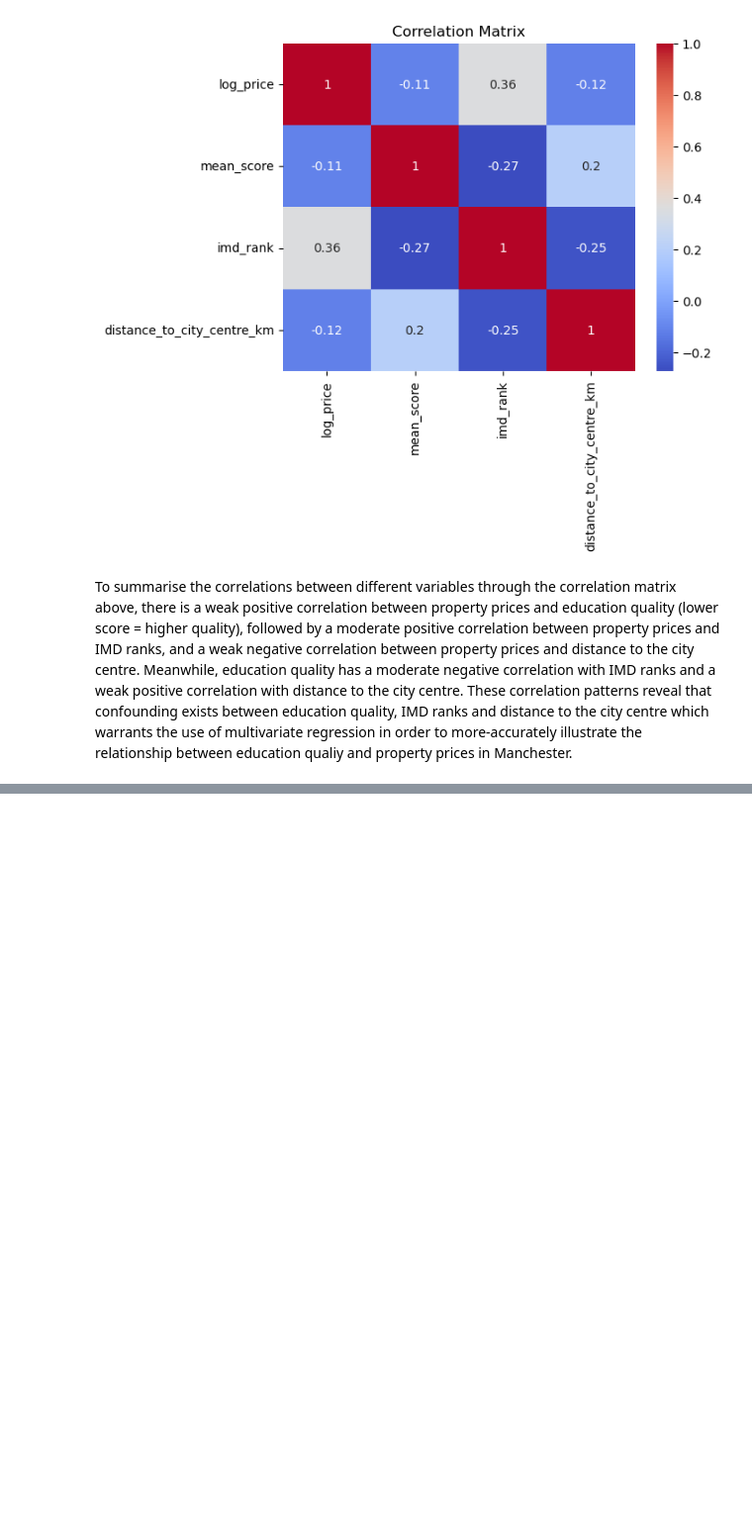
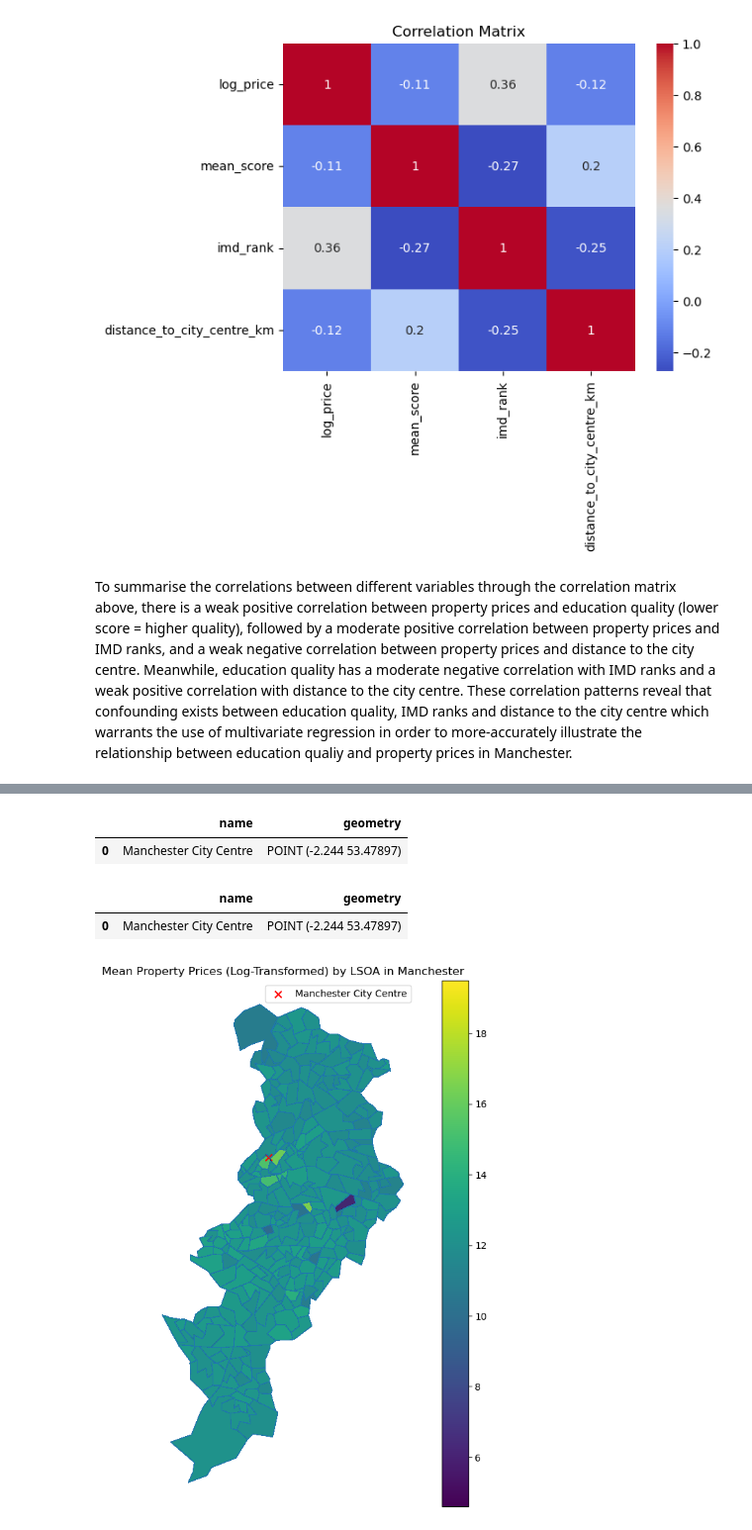
Before and after one commit to jonathanskuy/manchester-property-vs-education, a Jupyter notebook: notebooks/manchester_property_vs_education.ipynb, the cells around one changed output, grey strips where cells are left out. Shown at 99% size. Cells and saved outputs as stored; diff of their text form; code cells hidden in the pictures; blank space fills up the shorter version.

Commit message:
Completing Spatial Visualisations

```diff
--- a/notebooks/manchester_property_vs_education.ipynb
+++ b/notebooks/manchester_property_vs_education.ipynb
@@ -1194,3 +1231,9 @@ plt.show()
 [figure]
 # %% [markdown]
 To summarise the correlations between different variables through the correlation matrix above, there is a weak positive correlation between property prices and education quality (lower score = higher quality), followed by a moderate positive correlation between property prices and IMD ranks, and a weak negative correlation between property prices and distance to the city centre. Meanwhile, education quality has a moderate negative correlation with IMD ranks and a weak positive correlation with distance to the city centre. These correlation patterns reveal that confounding exists between education quality, IMD ranks and distance to the city centre which warrants the use of multivariate regression in order to more-accurately illustrate the relationship between education qualiy and property prices in Manchester.
+# %%
+# Creating a temporary GeoDataFrame consisting of df_final combined with gdf_lsoa
+
+gdf = gdf_lsoa.merge(df_final, left_on='LSOA21CD', right_on='lsoa_code', how='left')
+
+gdf
@@ -1196,0 +1254,7 @@ To summarise the correlations between different variables through the correlatio
+# %%
+# Filtering Manchester LSOA codes in gdf
+
+manchester_codes = set(df_final['lsoa_code'])
+gdf = gdf[gdf['LSOA21CD'].isin(manchester_codes)]
+
+gdf
@@ -1196,0 +1275,31 @@ To summarise the correlations between different variables through the correlatio
+# %%
+# Converting Manchester's city centre coordinates into a GeoDataFrame Point
+
+gdf_centre = gpd.GeoDataFrame({'name': ['Manchester City Centre']}, geometry=[Point(CITY_CENTRE_LONG, CITY_CENTRE_LAT)], crs='EPSG:4326')
+
+gdf_centre
+# %% [output]
+|  | name | geometry |
+| 0 | Manchester City Centre | POINT (-2.244 53.47897) |
+# %%
+# Converting Manchester's city centre point into the same coordinate system as the gdf dataset
+
+gdf_centre = gdf_centre.to_crs(gdf.crs)
+
+gdf_centre
+# %% [output]
+|  | name | geometry |
+| 0 | Manchester City Centre | POINT (-2.244 53.47897) |
+# %%
+# Mapping property prices
+
+fig, ax = plt.subplots(1, 1, figsize=(10, 10))
+gdf.plot(column='log_price', ax=ax, legend=True, missing_kwds={'color': 'lightgrey', 'label': 'Missing'}, alpha=0.9)
+gdf_centre.plot(ax=ax, color='red', markersize=50, marker='x', label='Manchester City Centre')
+gdf.boundary.plot(ax=ax, linewidth=0.2)
+ax.legend()
+ax.set_title('Mean Property Prices (Log-Transformed) by LSOA in Manchester')
+ax.set_axis_off()
+plt.show()
+# %% [output]
+[figure, added]
```
Also changed, not shown: parts of 10 cells of this notebook, 1 other file.
